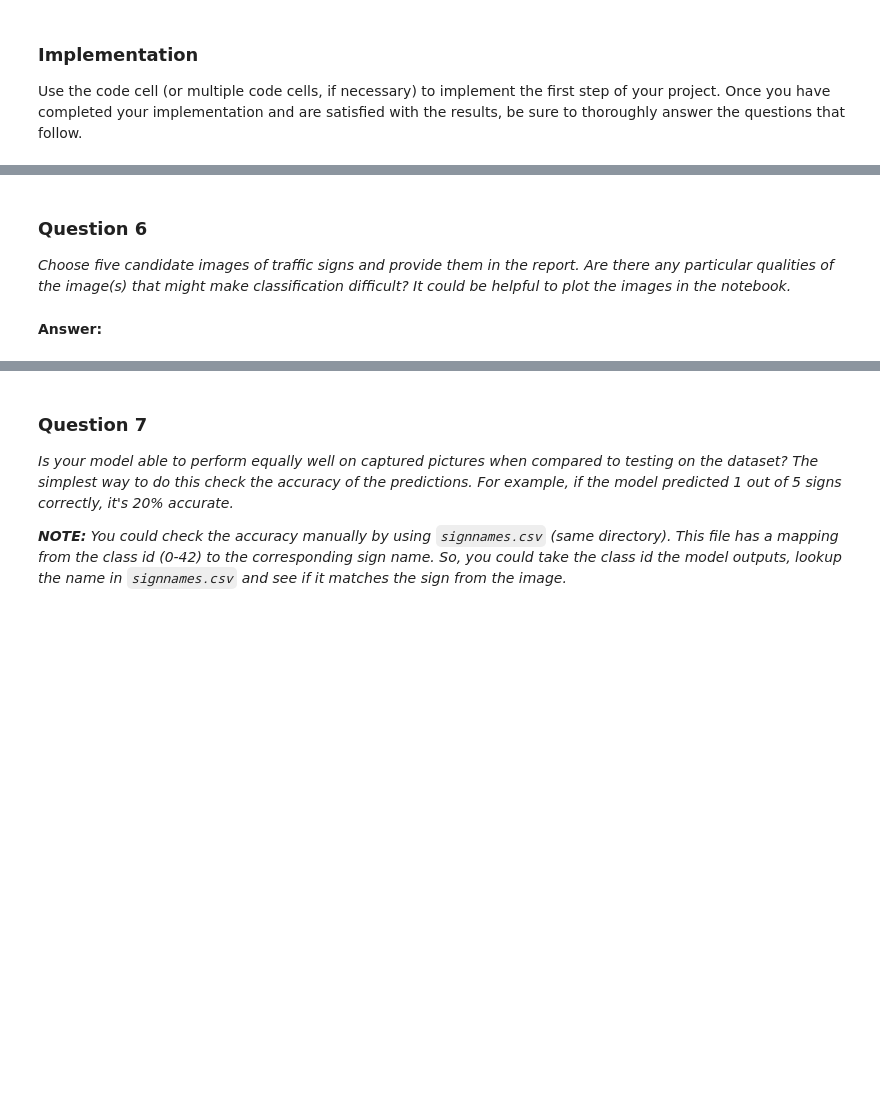
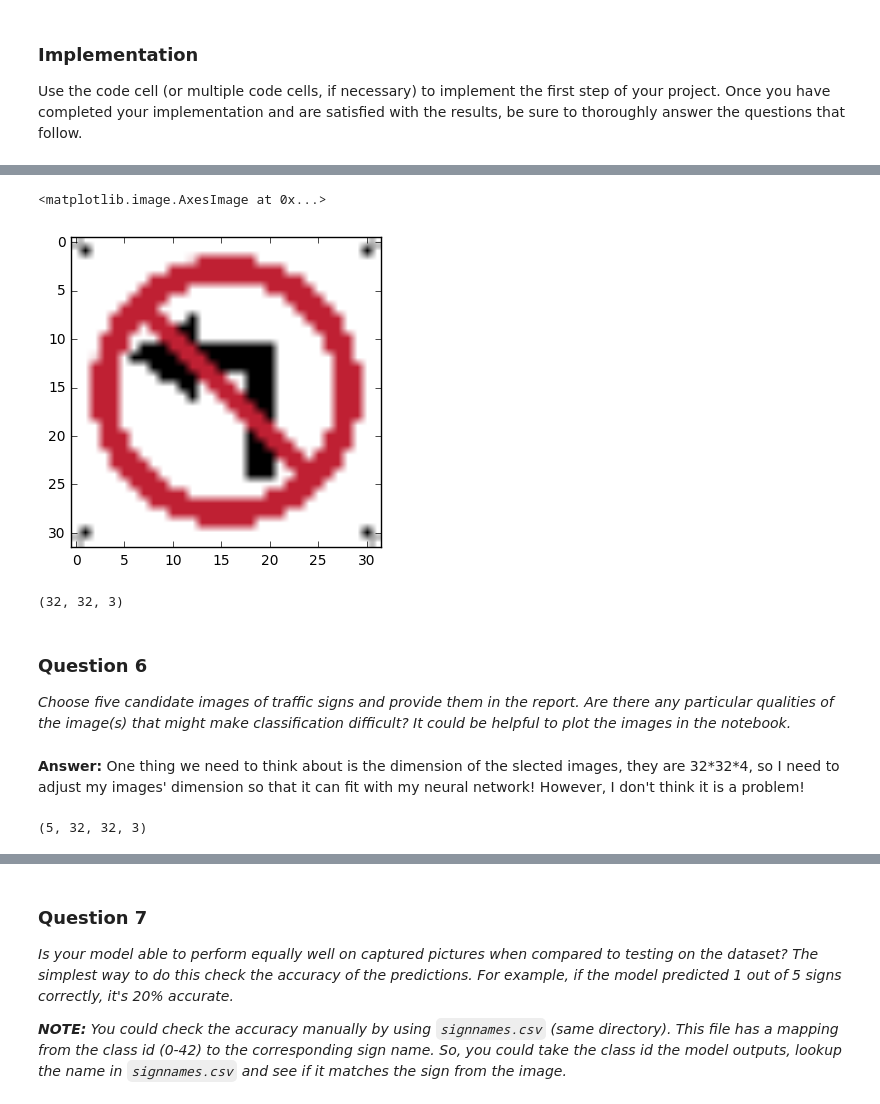
Before and after one commit to tiandiao123/traffic_sign_classifier, a Jupyter notebook: Traffic_Sign_Classifier.ipynb, the cells around one changed output, grey strips where cells are left out. Cells and saved outputs as stored; diff of their text form; code cells hidden in the pictures; blank space fills up the shorter version.

```diff
--- a/Traffic_Sign_Classifier.ipynb
+++ b/Traffic_Sign_Classifier.ipynb
@@ -253,9 +627,34 @@ Use the code cell (or multiple code cells, if necessary) to implement the first
+# %%
+resized_image1 = cv2.resize(image1, (32, 32))
+resized_image2= cv2.resize(image2 ,(32, 32))
+resized_image3= cv2.resize(image3,(32, 32))
+resized_image4=cv2.resize(image4,(32, 32))
+resized_image5=cv2.resize(image5,(32, 32))
+# %%
+plt.imshow(resized_image3)
+# %% [output]
+<matplotlib.image.AxesImage at 0x...>
+[figure, added]
+# %%
+resized_image1[:,:,0:3].shape
+# %% [output]
+(32, 32, 3)
 # %% [markdown]
 ### Question 6
 
 _Choose five candidate images of traffic signs and provide them in the report. Are there any particular qualities of the image(s) that might make classification difficult? It could be helpful to plot the images in the notebook._
-# %% [markdown]
-**Answer:**
+# %% [markdown]
+**Answer:** One thing we need to think about is the dimension of the slected images, they are 32\*32\*4, so I need to adjust my images' dimension so that it can fit with my neural network! However, I don't think it is a problem!
 # %%
 ### Run the predictions here.
 ### Feel free to use as many code cells as needed.
+selected_images=[]
+selected_images.append(resized_image1[:,:,0:3])
+selected_images.append(resized_image2[:,:,0:3])
+selected_images.append(resized_image3[:,:,0:3])
+selected_images.append(resized_image4[:,:,0:3])
+selected_images.append(resized_image5[:,:,0:3])
+selected_images=np.array(selected_images)
+selected_images.shape
+# %% [output]
+(5, 32, 32, 3)
```
Also changed, not shown: parts of 48 cells of this notebook.
